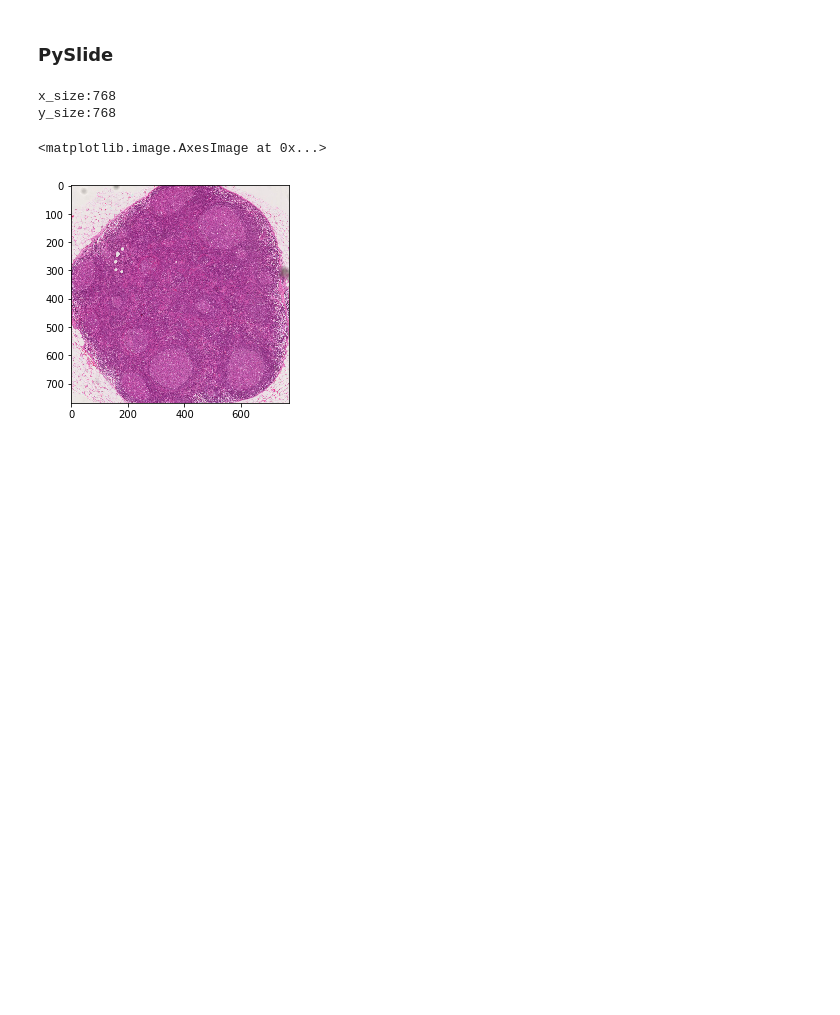
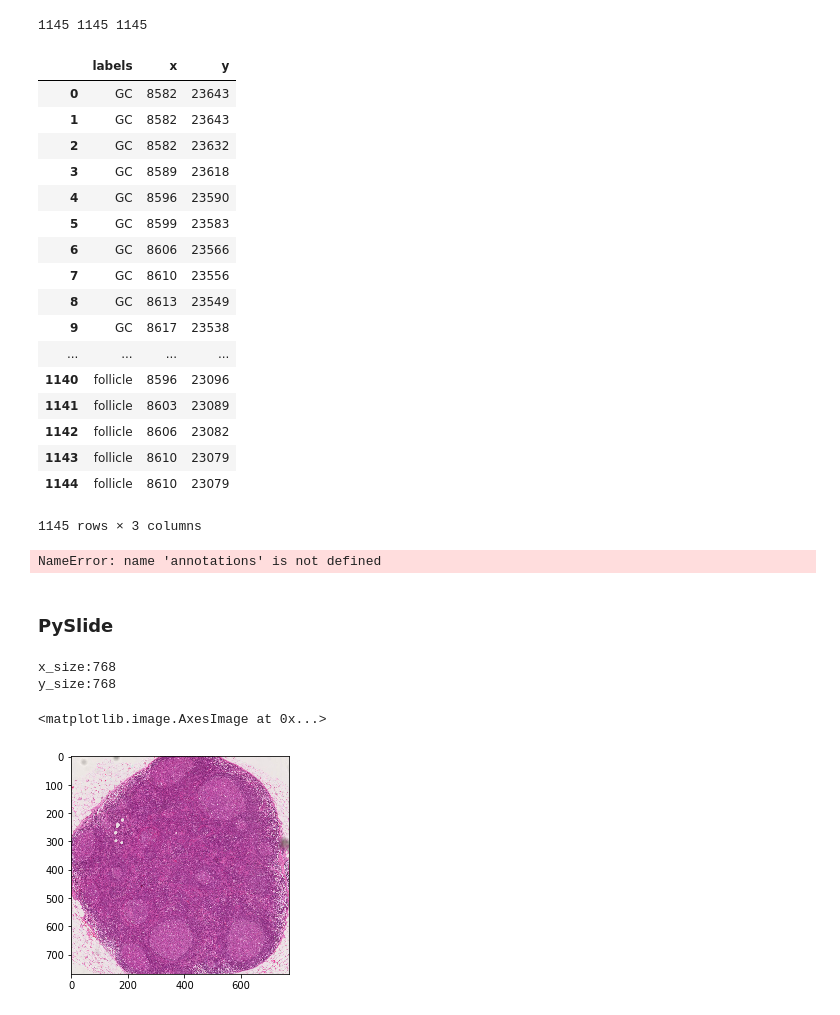
Before and after one commit to gregoryverghese/PySlide, a Jupyter notebook: example.ipynb, the cells around one changed output. Drawn from its saved outputs; the diff is of its cells as text; code cells hidden in the pictures; blank space fills up the shorter version.

Commit message:
sorted out the annotations class to return annotations from xml and json files

```diff
--- a/example.ipynb
+++ b/example.ipynb
@@ -19,3 +18,4 @@ file_type = 'json'
 keys = ['GC']
 # %%
-ann=pys.Annotations(path, file_type)
+ann=pys.Annotations(path)
+annotations = ann.generate_annotations()
@@ -23,0 +22,26 @@ annotations = ann.generate_annotations(labels)
+# %%
+ann.df()
+# %% [output]
+1145 1145 1145
+|  | labels | x | y |
+| 0 | GC | 8582 | 23643 |
+| 1 | GC | 8582 | 23643 |
+| 2 | GC | 8582 | 23632 |
+| 3 | GC | 8589 | 23618 |
+| 4 | GC | 8596 | 23590 |
+| 5 | GC | 8599 | 23583 |
+| 6 | GC | 8606 | 23566 |
+| 7 | GC | 8610 | 23556 |
+| 8 | GC | 8613 | 23549 |
+| 9 | GC | 8617 | 23538 |
+| ... | ... | ... | ... |
+| 1140 | follicle | 8596 | 23096 |
+| 1141 | follicle | 8603 | 23089 |
+| 1142 | follicle | 8606 | 23082 |
+| 1143 | follicle | 8610 | 23079 |
+| 1144 | follicle | 8610 | 23079 |
+1145 rows × 3 columns
+# %%
+labels=[[l]*len(annotations[l]) for l in annotations.keys()]
+# %% [output]
+NameError: name 'annotations' is not defined
```
Also changed, not shown: parts of 8 cells of this notebook, 3 other files.
